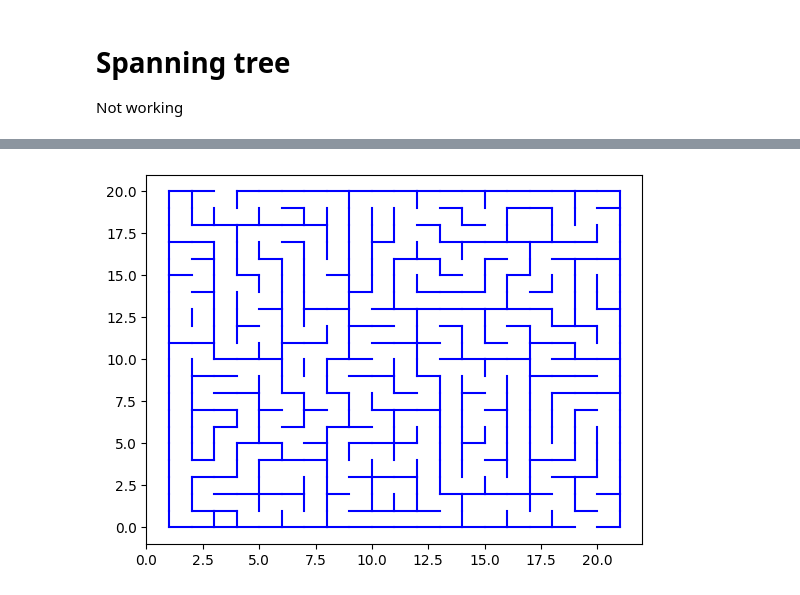
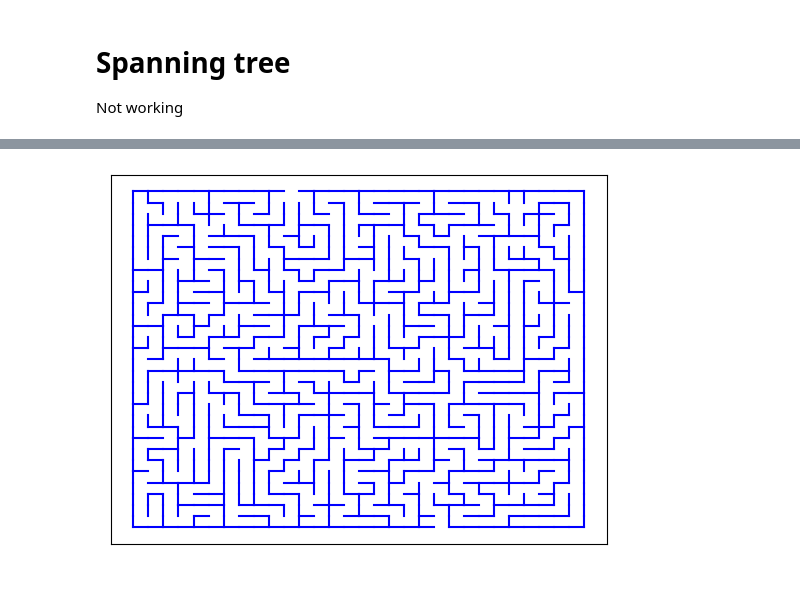
Before and after one commit to JNPN7/maze-generator, a Jupyter notebook: maze.ipynb, the cells around one changed output, grey strips where cells are left out. Drawn from its saved outputs; the diff is of its cells as text; code cells hidden in the pictures.

```diff
--- a/maze.ipynb
+++ b/maze.ipynb
@@ -11,8 +11,8 @@ plt.show()
 # %% [markdown]
 # Global variable
 # %%
-width = 20
-height = 20
+width = 30
+height = 30
 # %%
 edge_hor = [[randint(0, 1) for i in range(width-1)] for i in range(height)]
 edge_ver = [[randint(0, 1) for i in range(width)] for i in range(height-1)]
@@ -34,6 +34,10 @@ def graphics(edge_hor, edge_ver):
                 tree_list.extend(([j+1, j+1], [height-i, height-i-1]))
     for i in range(0, len(tree_list), 2):
         plt.plot(tree_list[i], tree_list[i+1], 'b')
+
+    # plot style
+    plt.xticks([])
+    plt.yticks([])
     plt.show()
 # %%
 vertices = [[i for i in range(j, j+width)] for j in range(0, width*height, width)]
@@ -175,19 +201,19 @@ hor = list(map(lambda v: list(map(lambda x: 0 if x == 1 else 1, v)), hor))
 
 # ver, hor
 # %%
-boundary_start = [0 if i==2 else 1 for i in range(width)]
-boundary_end = [0 if i==width-2 else 1 for i in range(width)]
+boundary_start = [0 if i==width//3 else 1 for i in range(width)]
+boundary_end = [0 if i==width - width//3 else 1 for i in range(width)]
 ver.insert(0, boundary_start)
 ver.append(boundary_end)
 hor_temp = []
 
 for h in hor:
     h.insert(0, 1)
     h.append(1)
     hor_temp.append(h)
 
 # hor = list(map(lambda h: h.insert(0, 1), hor))
 # hor = list(map(lambda h: h.append(1), hor))
 graphics(edge_hor=ver, edge_ver=hor_temp)
 # %% [output]
-[figure, old version]
+[figure, new version]
```
Also changed, not shown: parts of 2 cells of this notebook.
